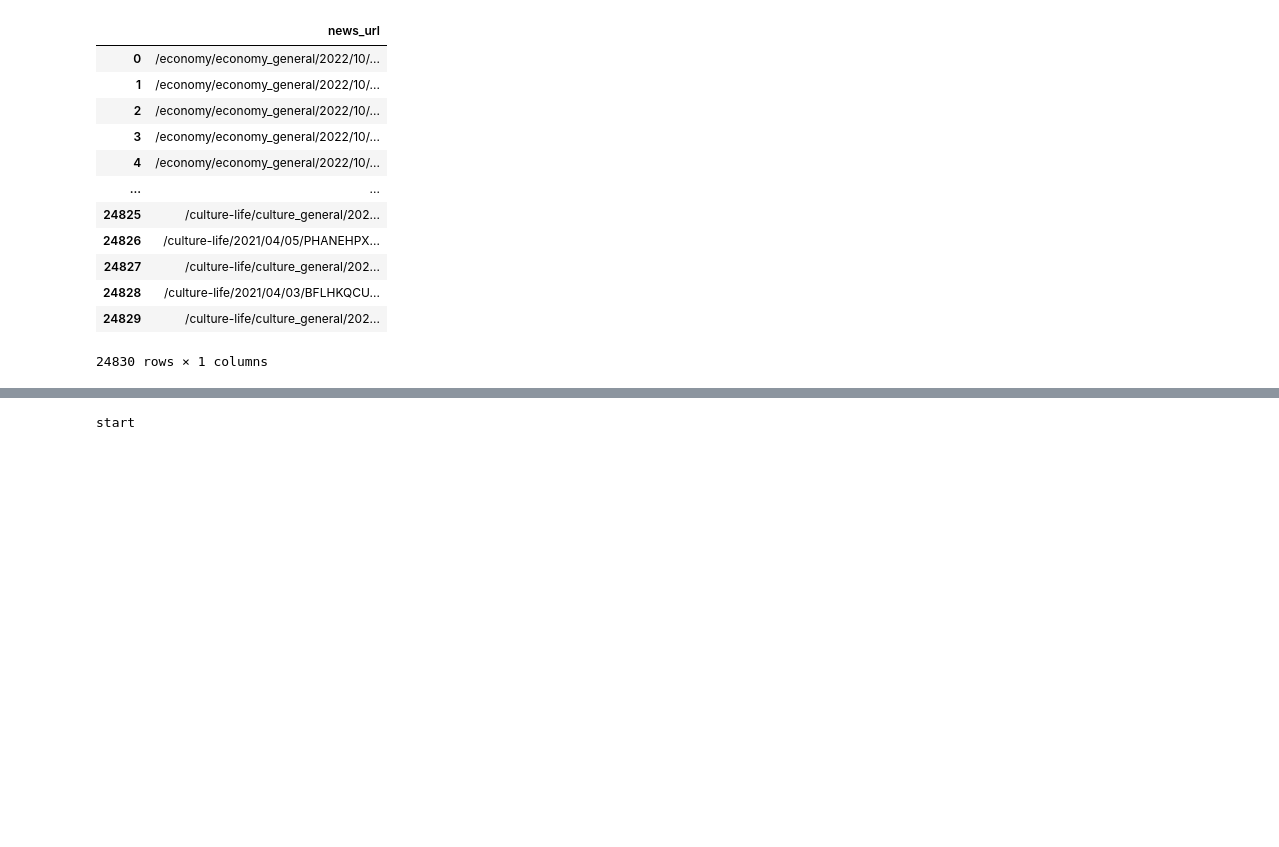
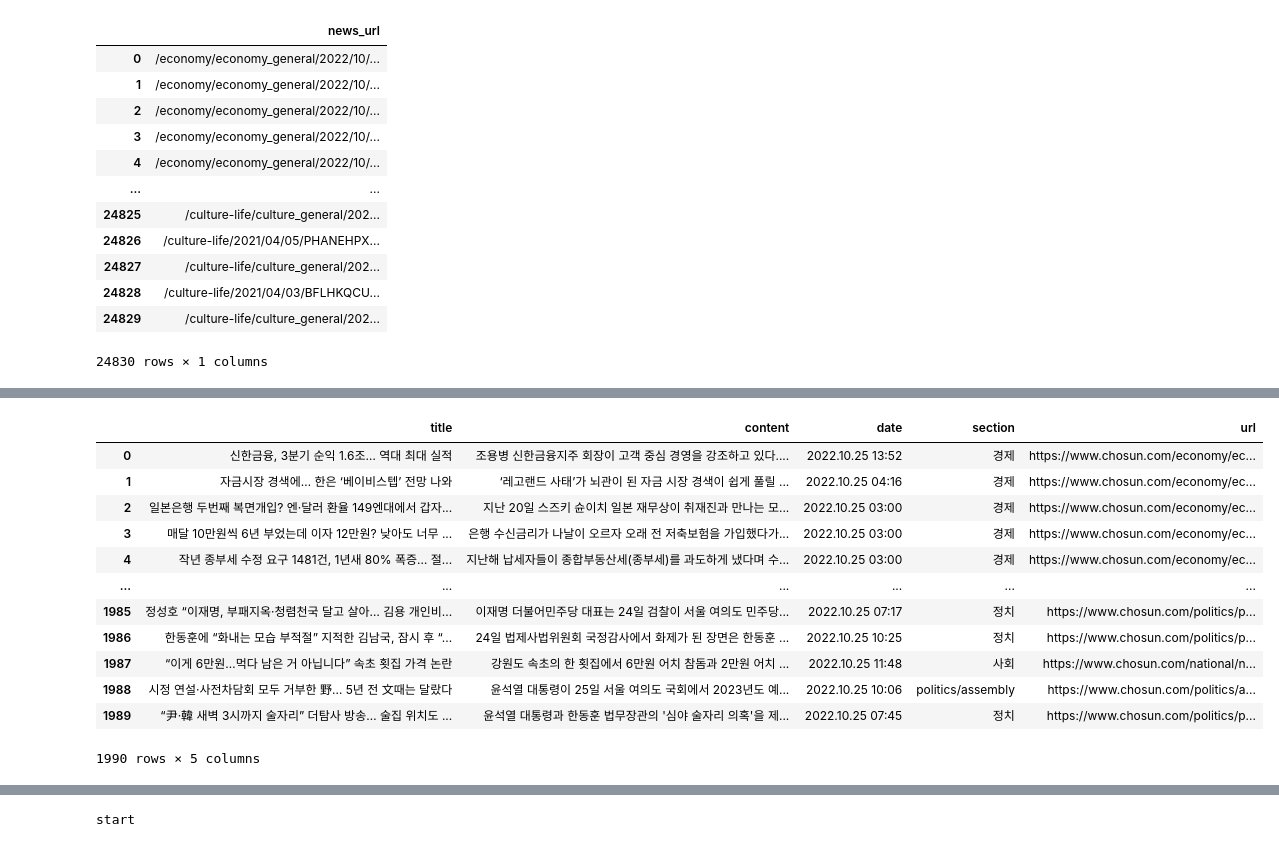
Before and after one commit to remonpie1814/CNU_Everytime_SentimentAnalysis, a Jupyter notebook: hyj/news_crawl_chosun.ipynb, the cells around one changed output, grey strips where cells are left out. Cells and saved outputs as stored; diff of their text form; code cells hidden in the pictures; blank space fills up the shorter version.

```diff
--- a/hyj/news_crawl_chosun.ipynb
+++ b/hyj/news_crawl_chosun.ipynb
@@ -158,6 +161,22 @@ print("length of for : ",len(splitedlist))
 # %%
 # 저장된 파일에서 이어서 불러오는 코드
 chosun_df = fileread("chosun_dataframe.csv")
+# %%
+chosun_df
+# %% [output]
+|  | title | content | date | section | url |
+| 0 | 신한금융, 3분기 순익 1.6조… 역대 최대 실적 | 조용병 신한금융지주 회장이 고객 중심 경영을 강조하고 있다.... | 2022.10.25 13:52 | 경제 | https://www.chosun.com/economy/ec... |
+| 1 | 자금시장 경색에… 한은 ‘베이비스텝’ 전망 나와 | ‘레고랜드 사태’가 뇌관이 된 자금 시장 경색이 쉽게 풀릴 ... | 2022.10.25 04:16 | 경제 | https://www.chosun.com/economy/ec... |
+| 2 | 일본은행 두번째 복면개입? 엔·달러 환율 149엔대에서 갑자... | 지난 20일 스즈키 슌이치 일본 재무상이 취재진과 만나는 모... | 2022.10.25 03:00 | 경제 | https://www.chosun.com/economy/ec... |
+| 3 | 매달 10만원씩 6년 부었는데 이자 12만원? 낮아도 너무 ... | 은행 수신금리가 나날이 오르자 오래 전 저축보험을 가입했다가... | 2022.10.25 03:00 | 경제 | https://www.chosun.com/economy/ec... |
+| 4 | 작년 종부세 수정 요구 1481건, 1년새 80% 폭증… 절... | 지난해 납세자들이 종합부동산세(종부세)를 과도하게 냈다며 수... | 2022.10.25 03:00 | 경제 | https://www.chosun.com/economy/ec... |
+| ... | ... | ... | ... | ... | ... |
+| 1985 | 정성호 “이재명, 부패지옥·청렴천국 달고 살아… 김용 개인비... | 이재명 더불어민주당 대표는 24일 검찰이 서울 여의도 민주당... | 2022.10.25 07:17 | 정치 | https://www.chosun.com/politics/p... |
+| 1986 | 한동훈에 “화내는 모습 부적절” 지적한 김남국, 잠시 후 “... | 24일 법제사법위원회 국정감사에서 화제가 된 장면은 한동훈 ... | 2022.10.25 10:25 | 정치 | https://www.chosun.com/politics/p... |
+| 1987 | “이게 6만원…먹다 남은 거 아닙니다” 속초 횟집 가격 논란 | 강원도 속초의 한 횟집에서 6만원 어치 참돔과 2만원 어치 ... | 2022.10.25 11:48 | 사회 | https://www.chosun.com/national/n... |
+| 1988 | 시정 연설·사전차담회 모두 거부한 野… 5년 전 文때는 달랐다 | 윤석열 대통령이 25일 서울 여의도 국회에서 2023년도 예... | 2022.10.25 10:06 | politics/assembly | https://www.chosun.com/politics/a... |
+| 1989 | “尹·韓 새벽 3시까지 술자리” 더탐사 방송… 술집 위치도 ... | 윤석열 대통령과 한동훈 법무장관의 '심야 술자리 의혹'을 제... | 2022.10.25 07:45 | 정치 | https://www.chosun.com/politics/p... |
+1990 rows × 5 columns
 # %%
 #실제 크롤링 코드. 10페이지 가져올 때마다 chosun_dataframe.csv에 저장됨
 # 오류 났을 경우 어디에서 오류 났는지 보고 count를 바꿔 재실행
```
Also changed, not shown: parts of 7 cells of this notebook, 6 other files.
